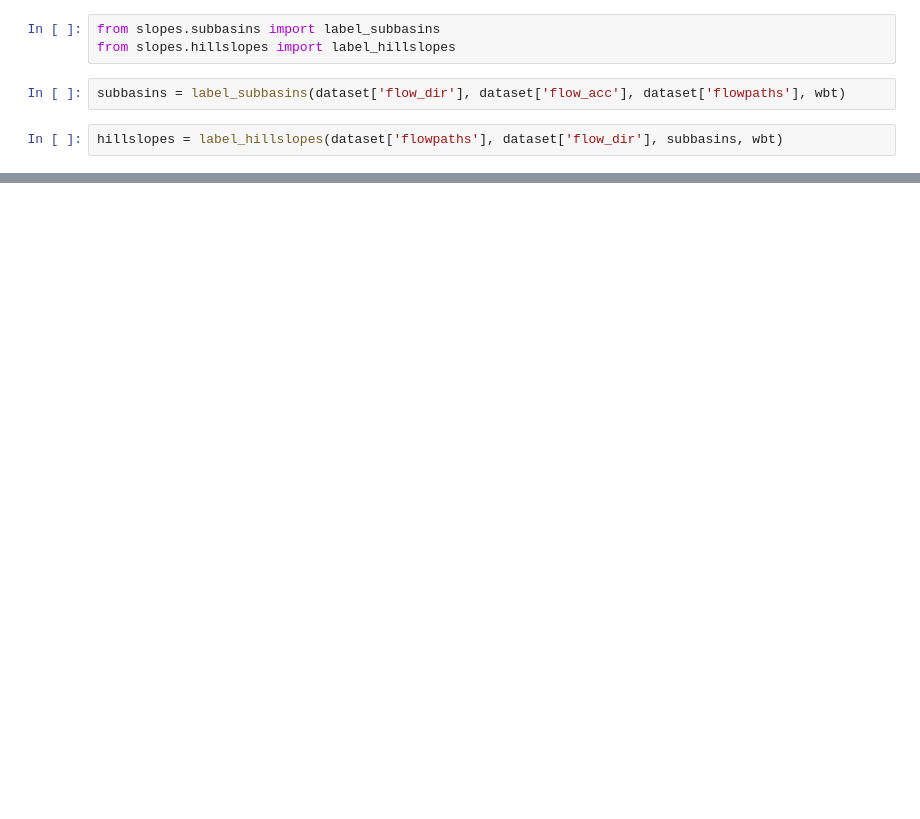
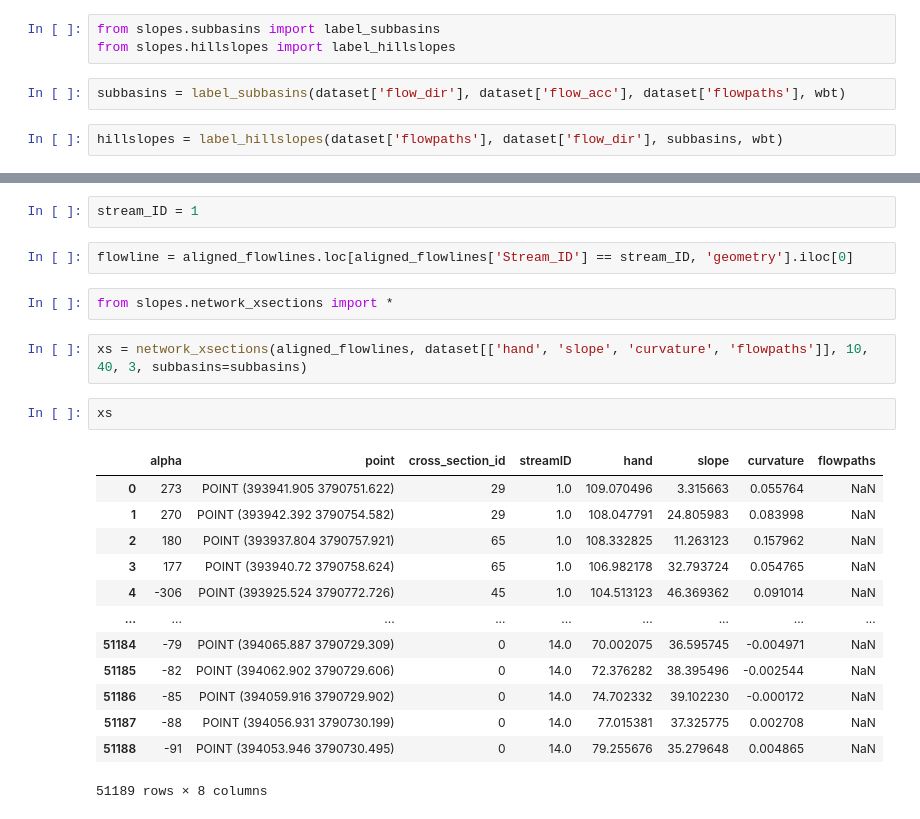
Before and after one commit to avkoehl/valleyx, a Jupyter notebook: notebooks/valleyfloor_test.ipynb, the cells around one changed output, grey strips where cells are left out. Drawn from its saved outputs; the diff is of its cells as text; blank space fills up the shorter version.

```diff
--- a/notebooks/valleyfloor_test.ipynb
+++ b/notebooks/valleyfloor_test.ipynb
@@ -30,0 +47,24 @@ hillslopes = label_hillslopes(dataset['flowpaths'], dataset['flow_dir'], subbasi
+# %%
+stream_ID = 1
+# %%
+flowline = aligned_flowlines.loc[aligned_flowlines['Stream_ID'] == stream_ID, 'geometry'].iloc[0]
+# %%
+from slopes.network_xsections import *
+# %%
+xs = network_xsections(aligned_flowlines, dataset[['hand', 'slope', 'curvature', 'flowpaths']], 10, 40, 3, subbasins=subbasins)
+# %%
+xs
+# %% [output]
+|  | alpha | point | cross_section_id | streamID | hand | slope | curvature | flowpaths |
+| 0 | 273 | POINT (393941.905 3790751.622) | 29 | 1.0 | 109.070496 | 3.315663 | 0.055764 | NaN |
+| 1 | 270 | POINT (393942.392 3790754.582) | 29 | 1.0 | 108.047791 | 24.805983 | 0.083998 | NaN |
+| 2 | 180 | POINT (393937.804 3790757.921) | 65 | 1.0 | 108.332825 | 11.263123 | 0.157962 | NaN |
+| 3 | 177 | POINT (393940.72 3790758.624) | 65 | 1.0 | 106.982178 | 32.793724 | 0.054765 | NaN |
+| 4 | -306 | POINT (393925.524 3790772.726) | 45 | 1.0 | 104.513123 | 46.369362 | 0.091014 | NaN |
+| ... | ... | ... | ... | ... | ... | ... | ... | ... |
+| 51184 | -79 | POINT (394065.887 3790729.309) | 0 | 14.0 | 70.002075 | 36.595745 | -0.004971 | NaN |
+| 51185 | -82 | POINT (394062.902 3790729.606) | 0 | 14.0 | 72.376282 | 38.395496 | -0.002544 | NaN |
+| 51186 | -85 | POINT (394059.916 3790729.902) | 0 | 14.0 | 74.702332 | 39.102230 | -0.000172 | NaN |
+| 51187 | -88 | POINT (394056.931 3790730.199) | 0 | 14.0 | 77.015381 | 37.325775 | 0.002708 | NaN |
+| 51188 | -91 | POINT (394053.946 3790730.495) | 0 | 14.0 | 79.255676 | 35.279648 | 0.004865 | NaN |
+51189 rows × 8 columns
```
Also changed, not shown: parts of 6 cells of this notebook, 2 other files.
